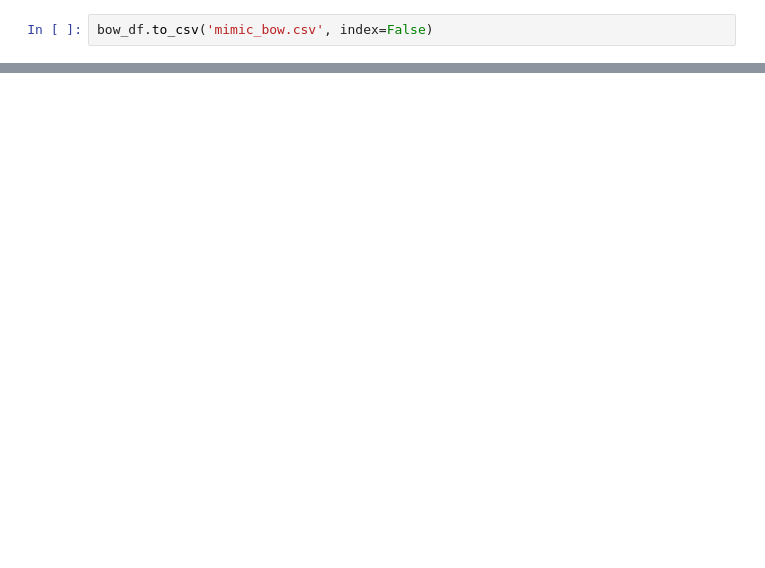
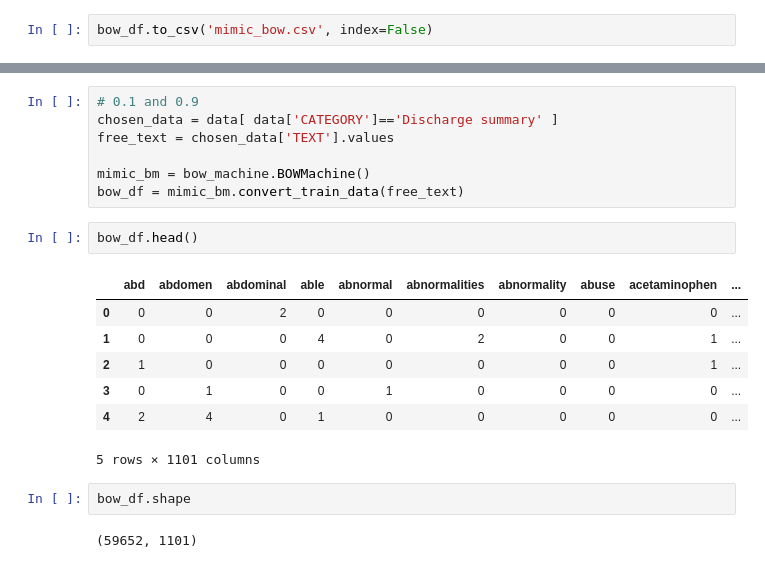
Before and after one commit to hamishhuggard/triage_concept_drift, a Jupyter notebook: experiments/mimic_parse.ipynb, the cells around one changed output, grey strips where cells are left out. Cells and saved outputs as stored; diff of their text form; blank space fills up the shorter version.

```diff
--- a/experiments/mimic_parse.ipynb
+++ b/experiments/mimic_parse.ipynb
@@ -158,0 +150,21 @@ pd.DataFrame({'x': [1,2,3], 'y': [4,5,6]}).sample(2)
+# %%
+# 0.1 and 0.9
+chosen_data = data[ data['CATEGORY']=='Discharge summary' ]
+free_text = chosen_data['TEXT'].values
+
+mimic_bm = bow_machine.BOWMachine()
+bow_df = mimic_bm.convert_train_data(free_text)
+# %%
+bow_df.head()
+# %% [output]
+|  | abd | abdomen | abdominal | able | abnormal | abnormalities | abnormality | abuse | acetaminophen | ... |
+| 0 | 0 | 0 | 2 | 0 | 0 | 0 | 0 | 0 | 0 | ... |
+| 1 | 0 | 0 | 0 | 4 | 0 | 2 | 0 | 0 | 1 | ... |
+| 2 | 1 | 0 | 0 | 0 | 0 | 0 | 0 | 0 | 1 | ... |
+| 3 | 0 | 1 | 0 | 0 | 1 | 0 | 0 | 0 | 0 | ... |
+| 4 | 2 | 4 | 0 | 1 | 0 | 0 | 0 | 0 | 0 | ... |
+5 rows × 1101 columns
+# %%
+bow_df.shape
+# %% [output]
+(59652, 1101)
```
Also changed, not shown: parts of 14 cells of this notebook, 23 other files.
